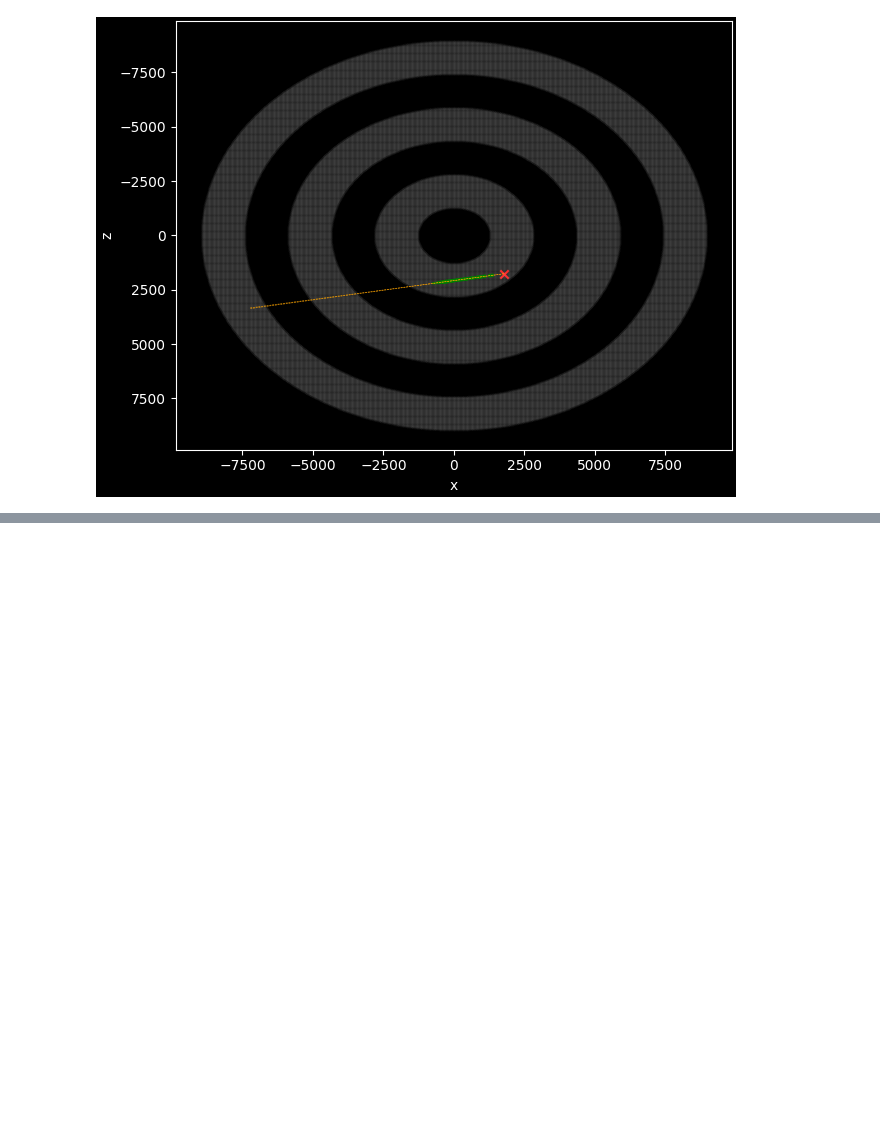
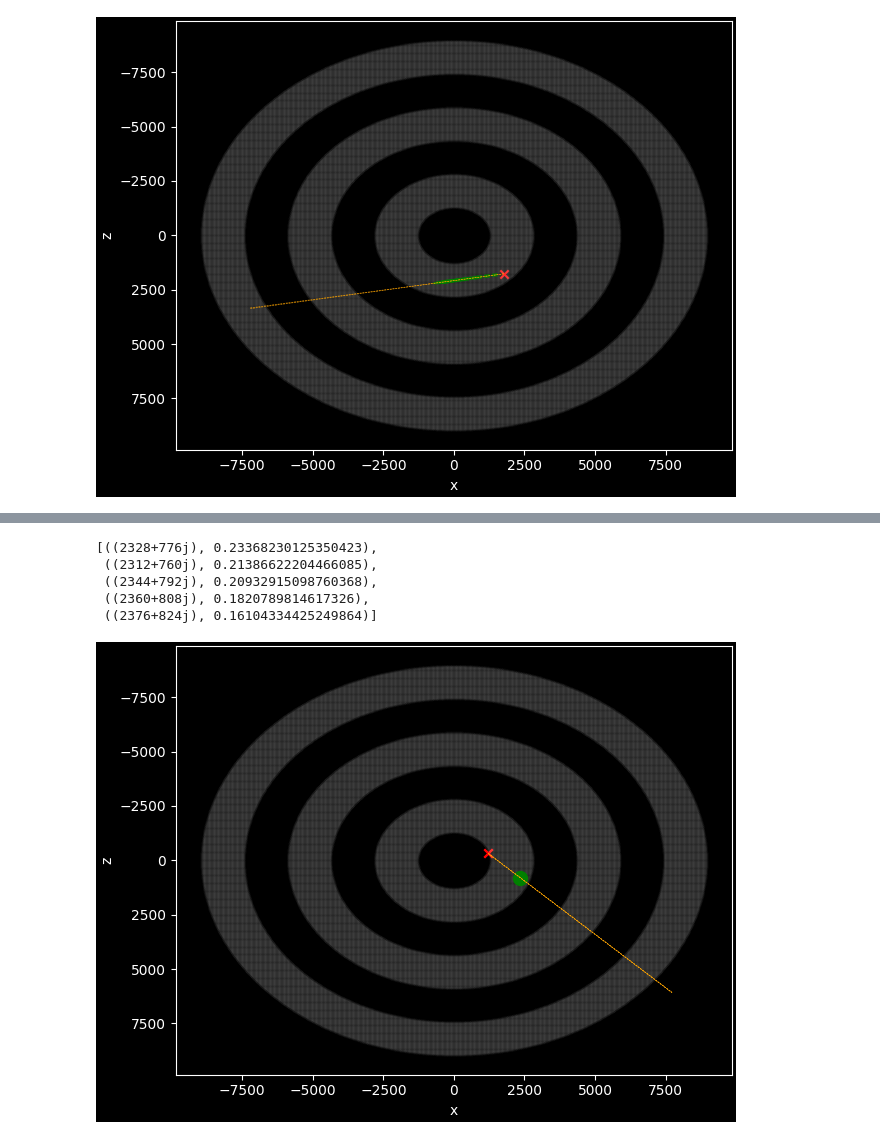
Before and after one commit to badooga/strongholds, a Jupyter notebook: 5. predict.ipynb, the cells around one changed output, grey strips where cells are left out. Saved outputs shown, nothing was run; the diff lists cells and outputs as text; code cells hidden in the pictures; blank space fills up the shorter version.

```diff
--- a/5. predict.ipynb
+++ b/5. predict.ipynb
@@ -58,0 +82,18 @@ predict3.cumulative_probs.view()
+# %%
+predict5 = strongholds.Predict(grid=grid, heatmap=heatmap, rng=fixed_rng)
+predict5.add_throw(strongholds.Coordinates.from_rect(1213.26, -318.63), -45.529992377906794, 0.035)
+predict5.add_throw(strongholds.Coordinates.from_rect(1212.65, -318.01), -45.529992377906794, 0.035)
+predict5.cumulative_probs.view()
+# %% [output]
+[((2328+776j), 0.23368230125350423),
+ ((2312+760j), 0.21386622204466085),
+ ((2344+792j), 0.20932915098760368),
+ ((2360+808j), 0.1820789814617326),
+ ((2376+824j), 0.16104334425249864)]
+# %%
+%matplotlib widget
+fig3, ax3 = mplt.xz_subplots()
+
+plots = predict5.plot_throws(fig3, ax3)
+# %% [output]
+[figure, added]
```
Also changed, not shown: parts of 7 cells of this notebook, 3 other files.
